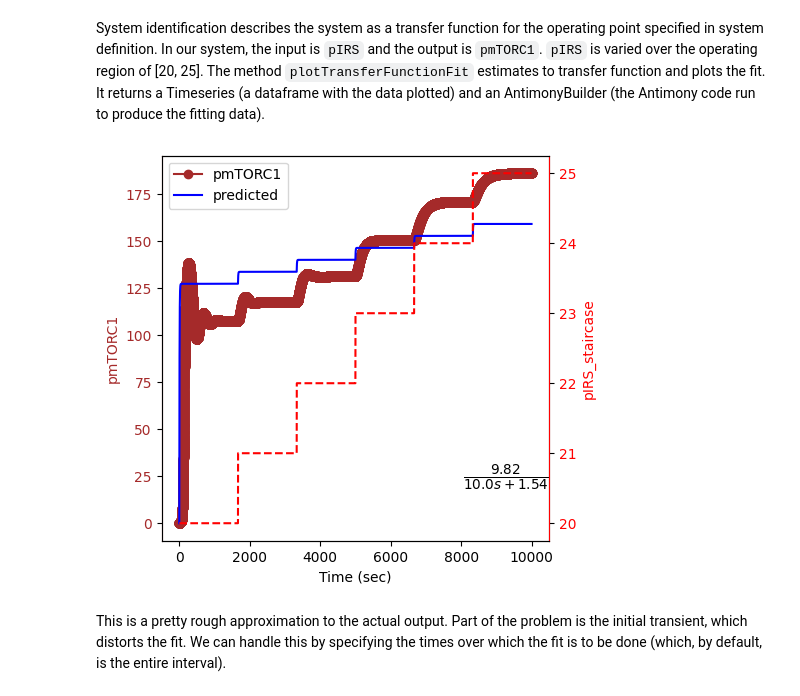
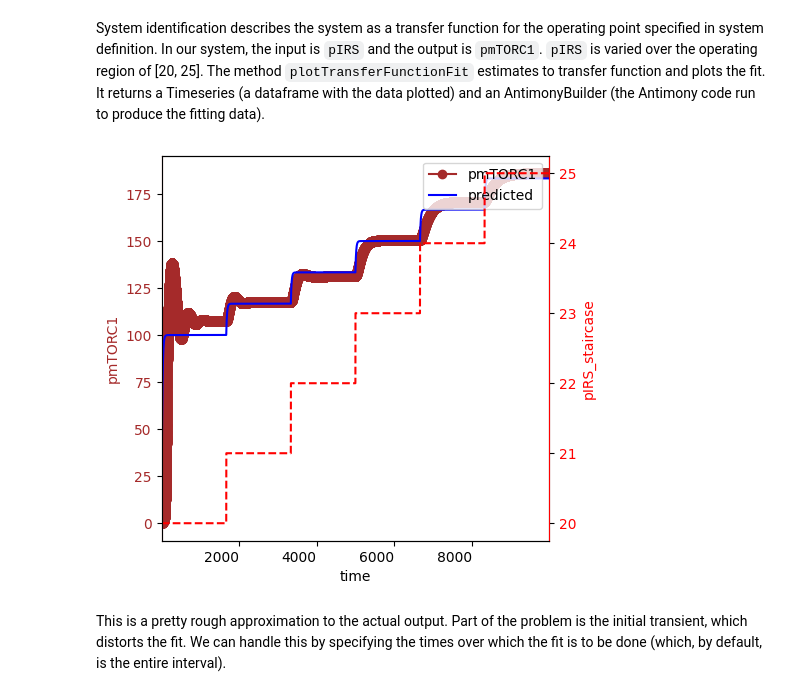
Before and after one commit to joseph-hellerstein/advanced-controls-lectures, a Jupyter notebook: lectures/lecture_06-workflow-for-closed-loop-design/Analysis-of-mTOR.ipynb, the cells around one changed output. Cells and saved outputs as stored; diff of their text form; code cells hidden in the pictures.

```diff
--- a/lectures/lecture_06-workflow-for-closed-loop-design/Analysis-of-mTOR.ipynb
+++ b/lectures/lecture_06-workflow-for-closed-loop-design/Analysis-of-mTOR.ipynb
@@ -253,7 +260,7 @@ Based on this, we decide to try the phosphorylated insulin receptor, ``pIRS``.
 INPUT_NAME = "pIRS"
 OUTPUT_NAME = "pmTORC1"
 CTLSB = ControlSBML(MTOR_MODEL, figsize=(5, 5), times=np.linspace(0, 2000, 20000), markers=False,
-                   save_path="data.csv", input_names=[INPUT_NAME], output_names=[OUTPUT_NAME])  # Specify default value of options
+                    input_name=INPUT_NAME, output_name=OUTPUT_NAME)  # Specify default value of options
 # %% [markdown]
 We can look at just a subset of the floating specifies by using the output of ``plotModel``.
 # %%
@@ -293,10 +295,10 @@ Below, we provide the complete system definition.
 # %% [markdown]
 System identification describes the system as a transfer function for the operating point specified in system definition. In our system, the input is ``pIRS`` and the output is ``pmTORC1``. ``pIRS`` is varied over the operating region of [20, 25]. The method ``plotTransferFunctionFit`` estimates to transfer function and plots the fit. It returns a Timeseries (a dataframe with the data plotted) and an AntimonyBuilder (the Antimony code run to produce the fitting data).
 # %%
-_ = CTLSB.plotTransferFunctionFit(num_numerator=1, num_denominator=2, initial_value=20, final_value=25,
+_ = CTLSB.plotTransferFunctionFit(num_zero=0, num_pole=1, initial_value=20, final_value=25,
                                   times=np.linspace(0, 10000, 100000))
 # %% [output]
-[figure, old version]
+[figure, new version]
 # %% [markdown]
 This is a pretty rough approximation to the actual output. Part of the problem is the initial transient, which distorts the fit. We can handle this by specifying the times over which the fit is to be done (which, by default, is the entire interval).
 # %%
```
Also changed, not shown: parts of 26 cells of this notebook, 5 other files.
